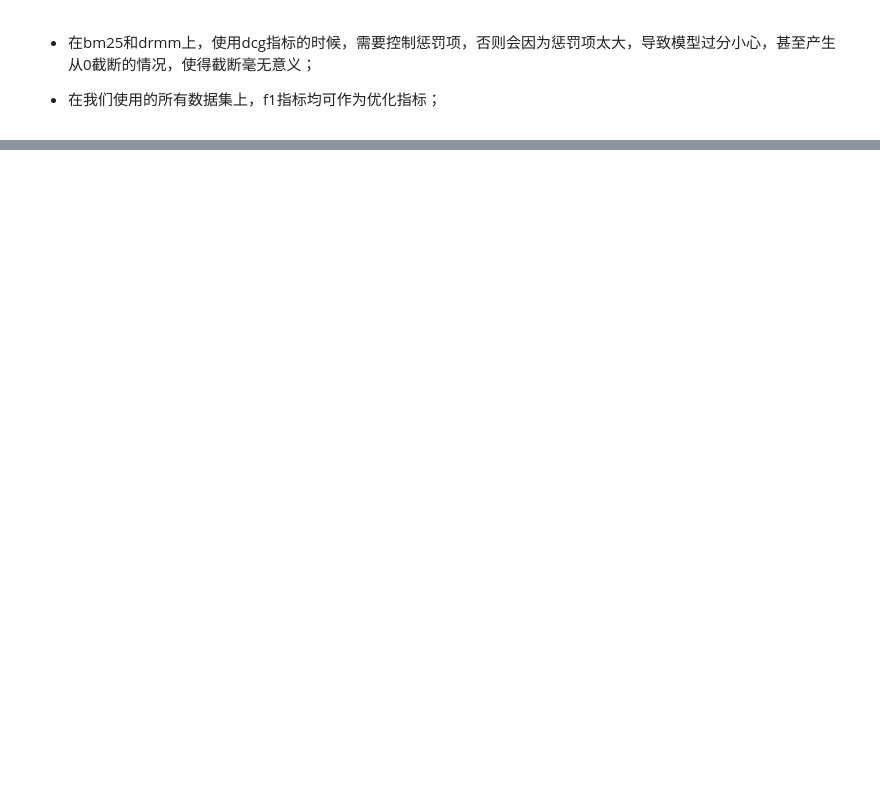
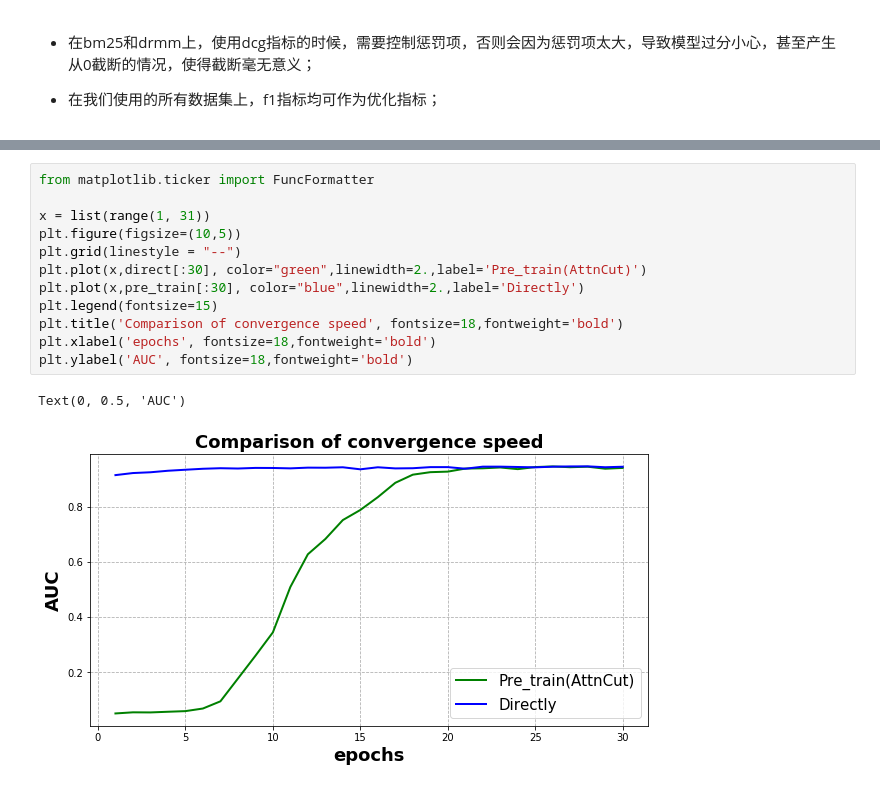
Before and after one commit to Woody5962/Ranked-List-Truncation, a Jupyter notebook: Baseline/Truncation_analysis.ipynb, the cells around one changed output, grey strips where cells are left out. Drawn from its saved outputs; the diff is of its cells as text; blank space fills up the shorter version.

```diff
--- a/Baseline/Truncation_analysis.ipynb
+++ b/Baseline/Truncation_analysis.ipynb
@@ -126,0 +200,15 @@ Text(0, 0.5, 'DCG score')
+# %%
+from matplotlib.ticker import FuncFormatter
+
+x = list(range(1, 31))
+plt.figure(figsize=(10,5))
+plt.grid(linestyle = "--")
+plt.plot(x,direct[:30], color="green",linewidth=2.,label='Pre_train(AttnCut)')
+plt.plot(x,pre_train[:30], color="blue",linewidth=2.,label='Directly')
+plt.legend(fontsize=15)
+plt.title('Comparison of convergence speed', fontsize=18,fontweight='bold')
+plt.xlabel('epochs', fontsize=18,fontweight='bold')
+plt.ylabel('AUC', fontsize=18,fontweight='bold')
+# %% [output]
+Text(0, 0.5, 'AUC')
+[figure, added]
```
Also changed, not shown: parts of 13 cells of this notebook, 5 other files.
